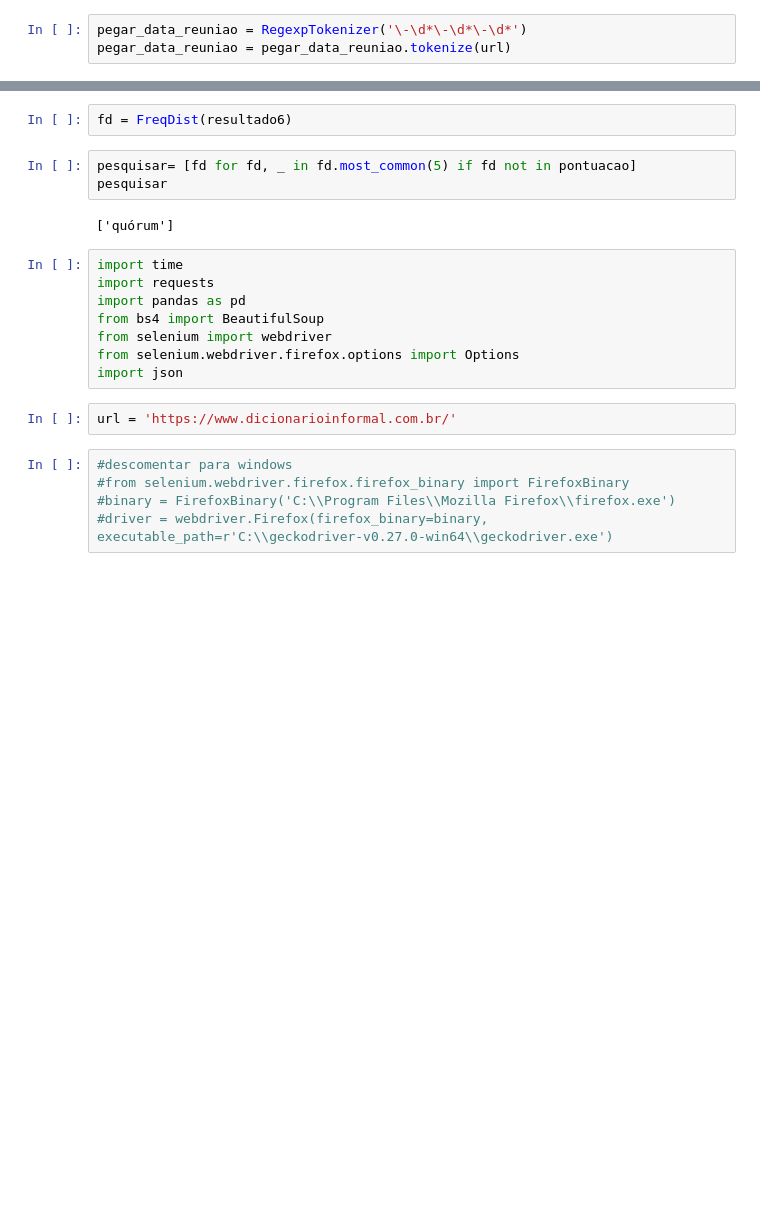
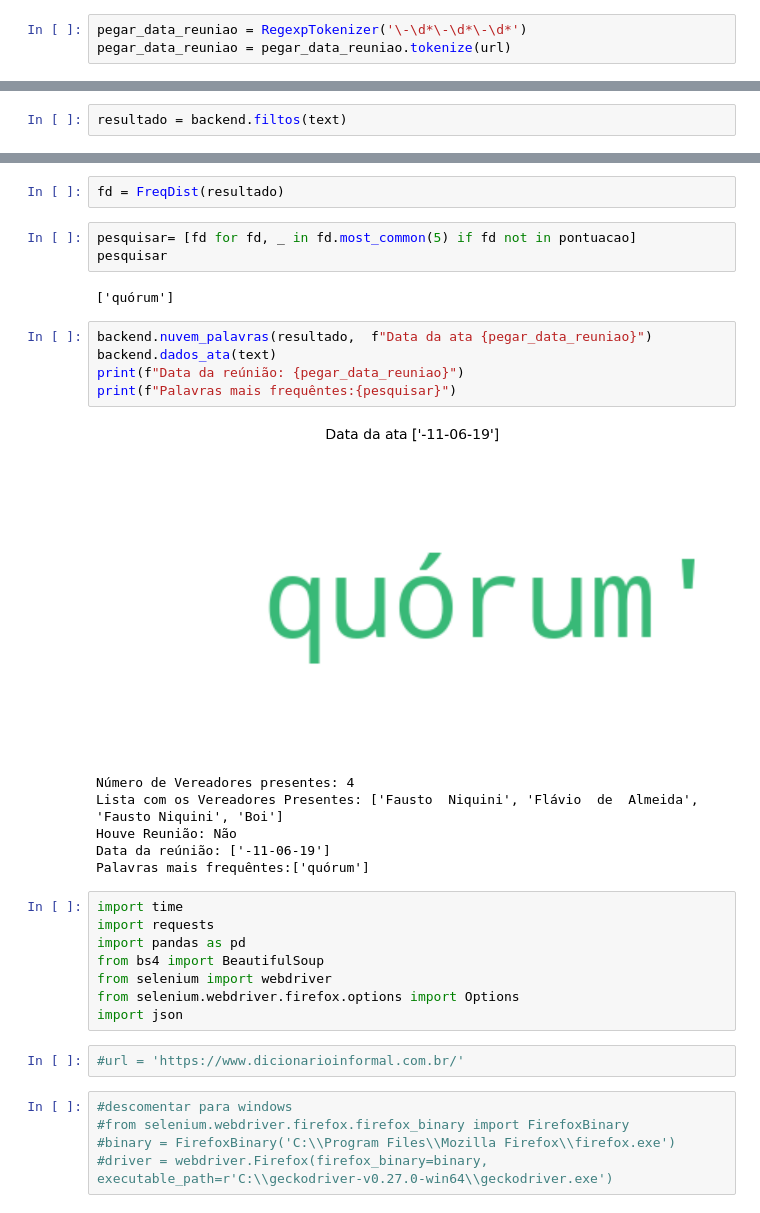
Before and after one commit to MichelAngelo7/NovaLima, a Jupyter notebook: Nuvem de palavras/NuvemDePalavrasPdfMiner.ipynb, the cells around one changed output, grey strips where cells are left out. Saved outputs shown, nothing was run; the diff lists cells and outputs as text; blank space fills up the shorter version.

```diff
--- a/Nuvem de palavras/NuvemDePalavrasPdfMiner.ipynb
+++ b/Nuvem de palavras/NuvemDePalavrasPdfMiner.ipynb
@@ -168,3 +69,5 @@ tokens = word_tokenize(text)
+# %%
+resultado = backend.filtos(text)
 # %%
 with open('../Dados/pontuacao.txt','r',encoding='utf-8') as pontuacao_txt:
         pontuacao = pontuacao_txt.read()
@@ -220,10 +74,22 @@ show_wordcloud(resultado6,  'Teste removendo nomes')
 # %%
-fd = FreqDist(resultado6)
+fd = FreqDist(resultado)
 # %%
 pesquisar= [fd for fd, _ in fd.most_common(5) if fd not in pontuacao]
 pesquisar
 # %% [output]
 ['quórum']
+# %%
+backend.nuvem_palavras(resultado,  f"Data da ata {pegar_data_reuniao}")
+backend.dados_ata(text)
+print(f"Data da reúnião: {pegar_data_reuniao}")
+print(f"Palavras mais frequêntes:{pesquisar}")
+# %% [output]
+[figure, added]
+Número de Vereadores presentes: 4
+Lista com os Vereadores Presentes: ['Fausto  Niquini', 'Flávio  de  Almeida', 'Fausto Niquini', 'Boi']
+Houve Reunião: Não
+Data da reúnião: ['-11-06-19']
+Palavras mais frequêntes:['quórum']
 # %%
 import time
 import requests
@@ -233,7 +99,7 @@ from selenium import webdriver
 from selenium.webdriver.firefox.options import Options
 import json
 # %%
-url = 'https://www.dicionarioinformal.com.br/'
+#url = 'https://www.dicionarioinformal.com.br/'
 # %%
 #descomentar para windows
 #from selenium.webdriver.firefox.firefox_binary import FirefoxBinary
```
Also changed, not shown: parts of 34 cells of this notebook, 3 other files.
